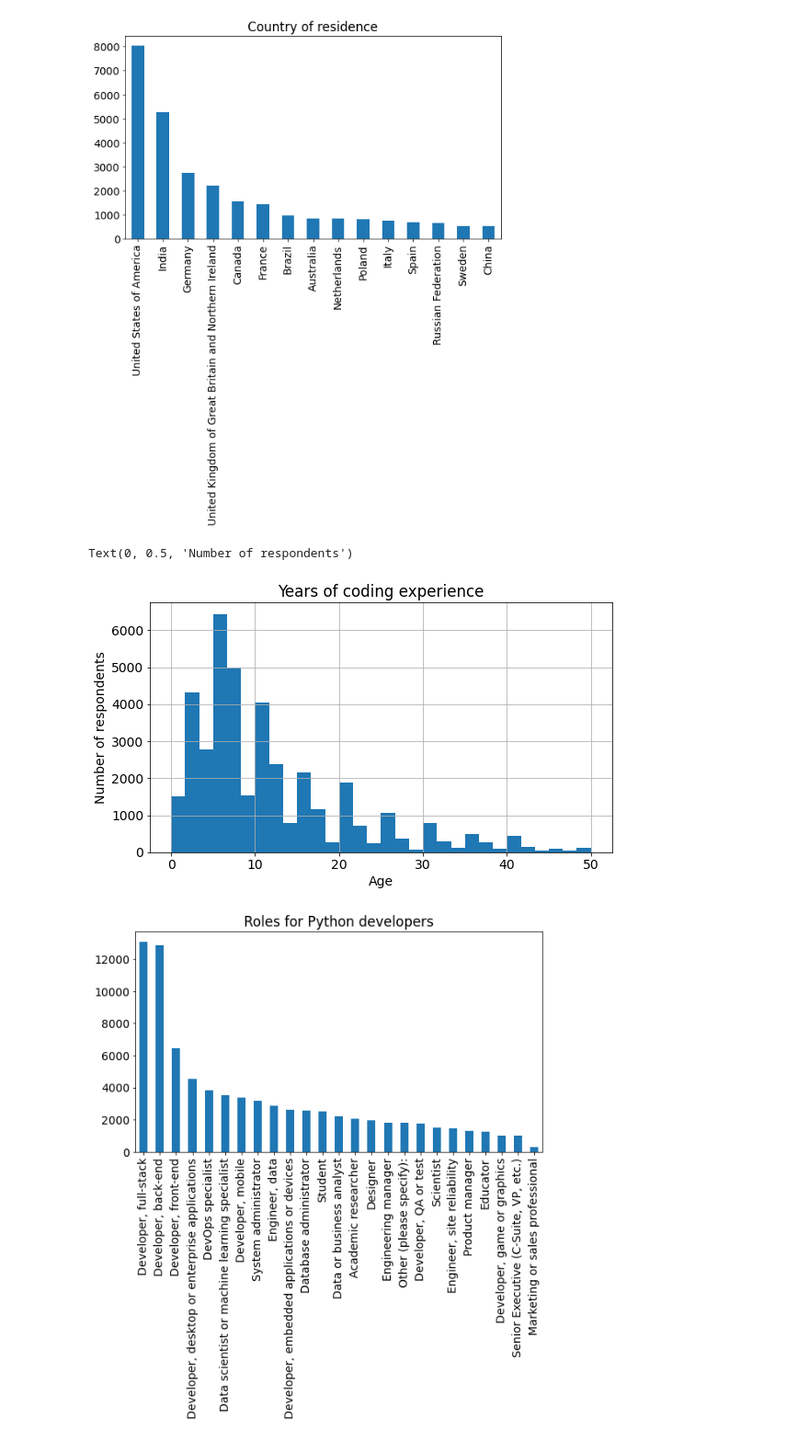
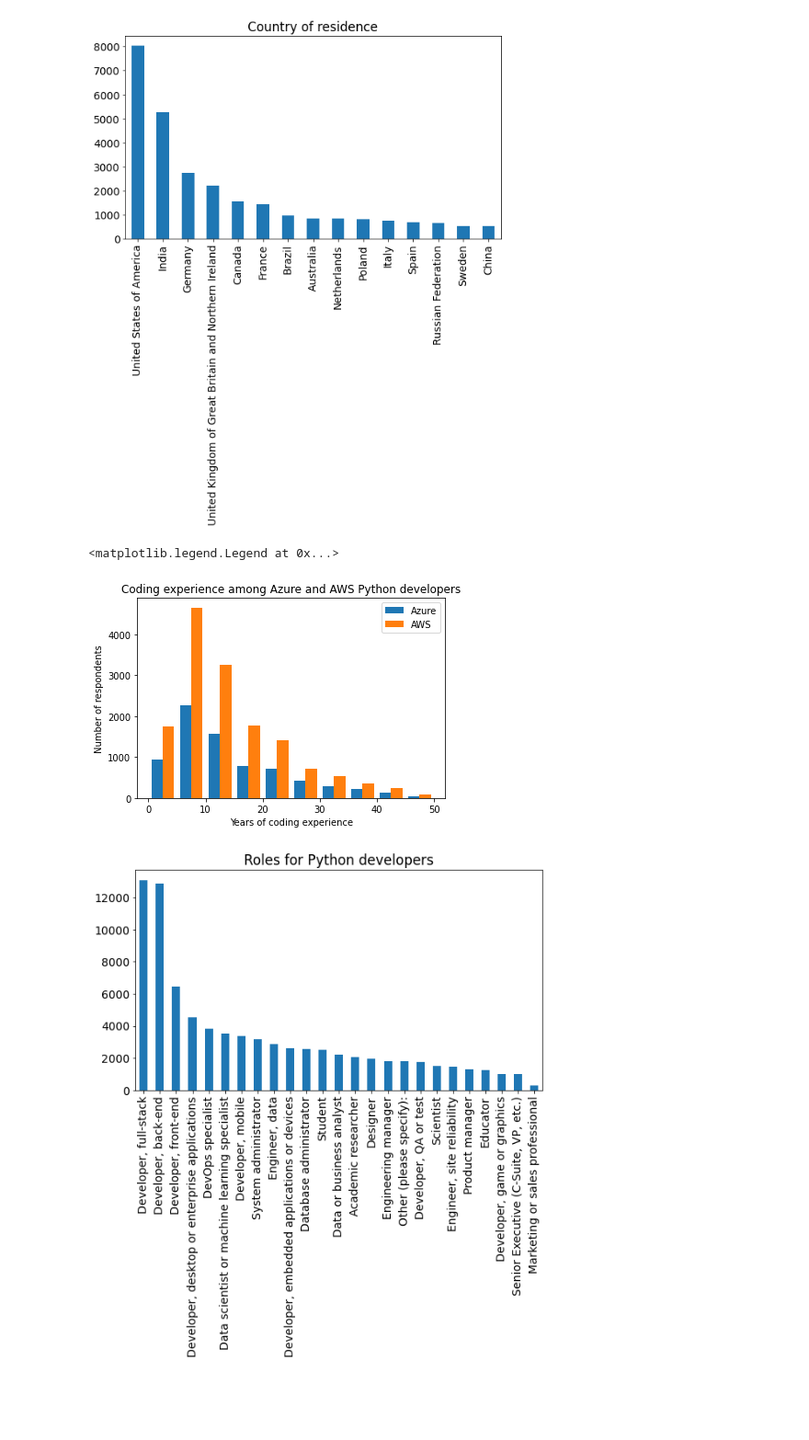
Before and after one commit to binderjoe/stackoverflow2021, a Jupyter notebook: exploratory-analysis.ipynb, the cells around one changed output. Shown at 92% size. Cells and saved outputs as stored; diff of their text form; code cells hidden in the pictures; blank space fills up the shorter version.

Commit message:
Update exploratory analysis to split Azure / AWS years of experience

```diff
--- a/exploratory-analysis.ipynb
+++ b/exploratory-analysis.ipynb
@@ -106,23 +106,27 @@ plot_column_values(python_results.Country, 'Country of residence')
 # %%
 year_upperbound = 50
 year_substitutions = {'Less than 1 year':0, 'More than 50 years':year_upperbound}
 def coerce_years(value):
     try:
         if int(value) >= year_upperbound:
             return int(year_upperbound)
         else:
             return int(value)
     except ValueError:
         return int(year_substitutions[value])
-
-years_df = python_results.YearsCode.dropna().apply(lambda x: coerce_years(x))
-years_df.hist(bins=30)
-plt.title('Years of coding experience')
-plt.xlabel('Age')
+clouds = python_results[python_results.PlatformHaveWorkedWith.notna()]
+azure = clouds.query("PlatformHaveWorkedWith.str.contains('Azure')")
+aws = clouds.query("PlatformHaveWorkedWith.str.contains('AWS')")
+azure_years_df = azure.YearsCode.dropna().apply(lambda x: coerce_years(x))
+aws_years_df = aws.YearsCode.dropna().apply(lambda x: coerce_years(x))
+plt.hist([azure_years_df, aws_years_df])
+plt.title('Coding experience among Azure and AWS Python developers')
+plt.xlabel('Years of coding experience')
 plt.ylabel('Number of respondents')
+plt.legend(('Azure', 'AWS'), loc="upper right")
 # %% [output]
-Text(0, 0.5, 'Number of respondents')
+<matplotlib.legend.Legend at 0x...>
-[figure, old version]
+[figure, new version]
 # %%
 plot_multivalue_column(python_results,'DevType', 'Roles for Python developers')
 # %% [output]
```
